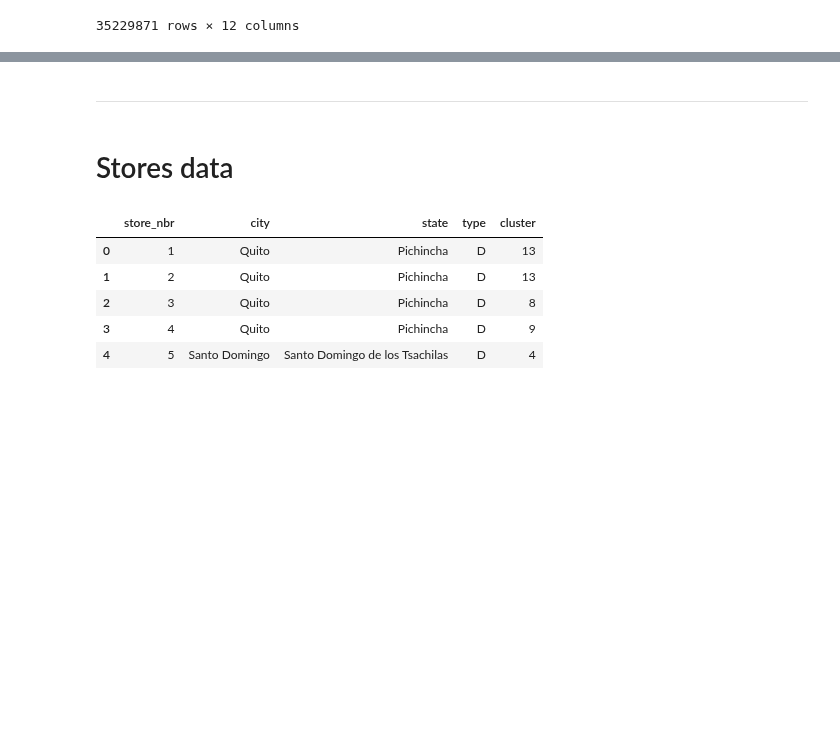
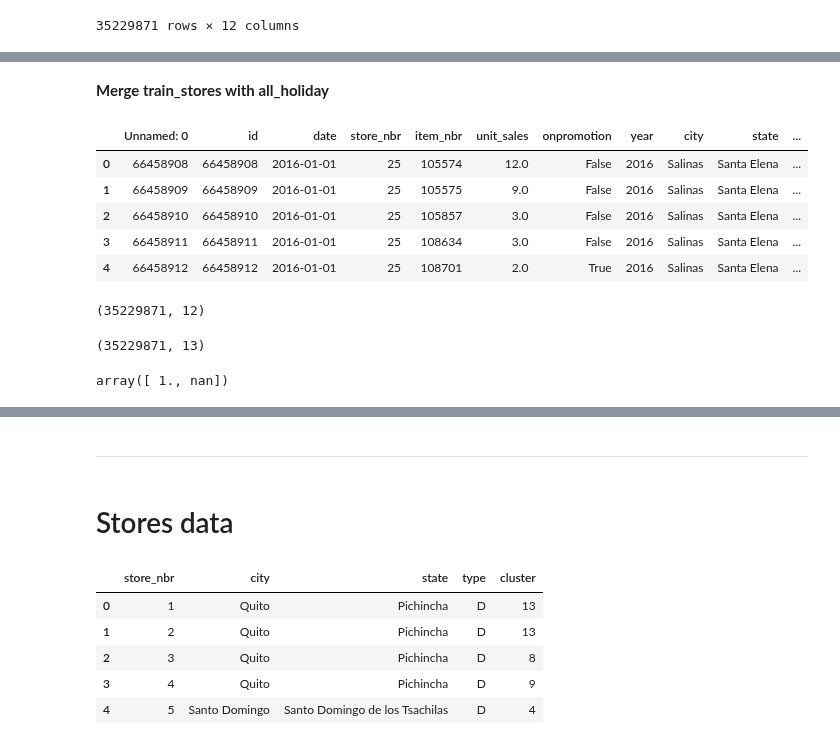
Before and after one commit to didine13/forecasting_for_sales, a Jupyter notebook: notebooks/nhouyvanisvong_dataexplo2.ipynb, the cells around one changed output, grey strips where cells are left out. Cells and saved outputs as stored; diff of their text form; code cells hidden in the pictures; blank space fills up the shorter version.

```diff
--- a/notebooks/nhouyvanisvong_dataexplo2.ipynb
+++ b/notebooks/nhouyvanisvong_dataexplo2.ipynb
@@ -453,0 +506,3 @@ train_stores_holiday
+# %%
+city_state['country'] = 'Ecuador'
+city_state.head()
@@ -453,0 +516,3 @@ train_stores_holiday
+# %%
+national_holiday = national_holiday.merge(city_state, left_on='locale_name', right_on='country')
+national_holiday.head()
@@ -453,0 +526,10 @@ train_stores_holiday
+# %%
+national_holiday.drop(columns=['state', 'country'], inplace=True)
+# %%
+# local_holiday
+# regional_holiday
+# national_holiday
+
+all_holiday = pd.concat([local_holiday, regional_holiday, national_holiday])[['date', 'city']].drop_duplicates()
+all_holiday['is_holiday'] = 1
+all_holiday
@@ -453,0 +550,25 @@ train_stores_holiday
+# %% [markdown]
+**Merge train_stores with all_holiday**
+# %%
+train_stores_holiday = train_stores.merge(all_holiday, on=['date', 'city'], how='left')
+train_stores_holiday.head()
+# %% [output]
+|  | Unnamed: 0 | id | date | store_nbr | item_nbr | unit_sales | onpromotion | year | city | state | ... |
+| 0 | 66458908 | 66458908 | 2016-01-01 | 25 | 105574 | 12.0 | False | 2016 | Salinas | Santa Elena | ... |
+| 1 | 66458909 | 66458909 | 2016-01-01 | 25 | 105575 | 9.0 | False | 2016 | Salinas | Santa Elena | ... |
+| 2 | 66458910 | 66458910 | 2016-01-01 | 25 | 105857 | 3.0 | False | 2016 | Salinas | Santa Elena | ... |
+| 3 | 66458911 | 66458911 | 2016-01-01 | 25 | 108634 | 3.0 | False | 2016 | Salinas | Santa Elena | ... |
+| 4 | 66458912 | 66458912 | 2016-01-01 | 25 | 108701 | 2.0 | True | 2016 | Salinas | Santa Elena | ... |
+# %%
+train_stores.shape
+# %% [output]
+(35229871, 12)
+# %%
+train_stores_holiday.shape
+# %% [output]
+(35229871, 13)
+# %%
+# assign 0 on NaN
+train_stores_holiday['is_holiday'].unique()
+# %% [output]
+array([ 1., nan])
```
Also changed, not shown: parts of 53 cells of this notebook.
